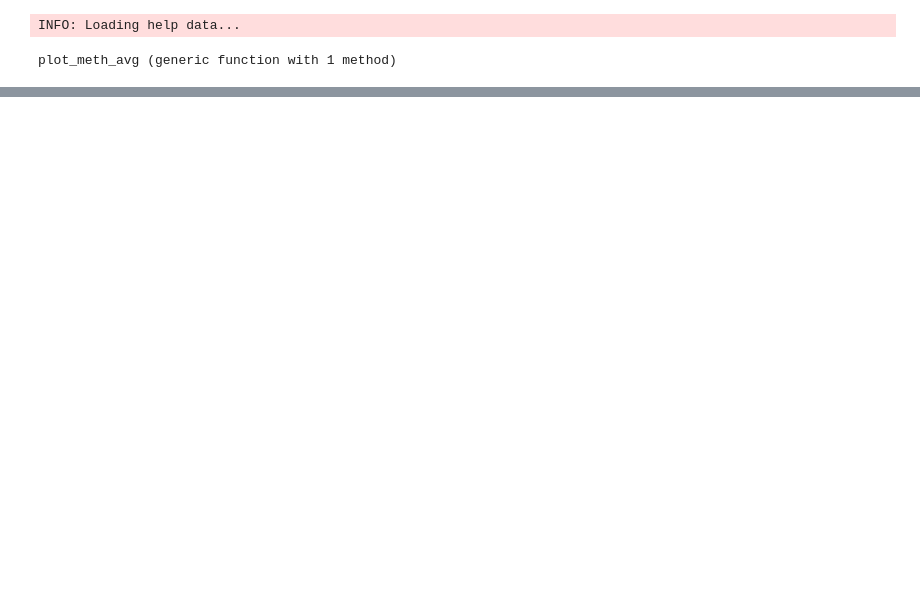
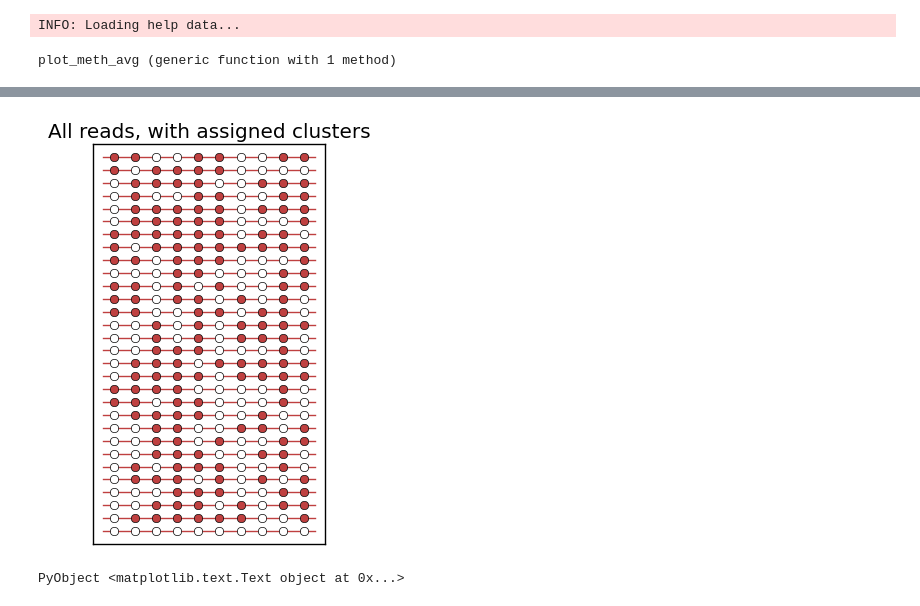
Before and after one commit to emukamel/notebooks, a Jupyter notebook: DNAmeth/Blackwell-MacQueen.ipynb, the cells around one changed output, grey strips where cells are left out. Cells and saved outputs as stored; diff of their text form; code cells hidden in the pictures; blank space fills up the shorter version.

```diff
--- a/DNAmeth/Blackwell-MacQueen.ipynb
+++ b/DNAmeth/Blackwell-MacQueen.ipynb
@@ -104,0 +147,7 @@ PyObject <matplotlib.text.Text object at 0x...>
+# %%
+# Plots
+figure(figsize=(3,5))
+plot_meth(X,ones(N))
+# %% [output]
+[figure, added]
+PyObject <matplotlib.text.Text object at 0x...>
```
Also changed, not shown: parts of 3 cells of this notebook, 8 other files.
